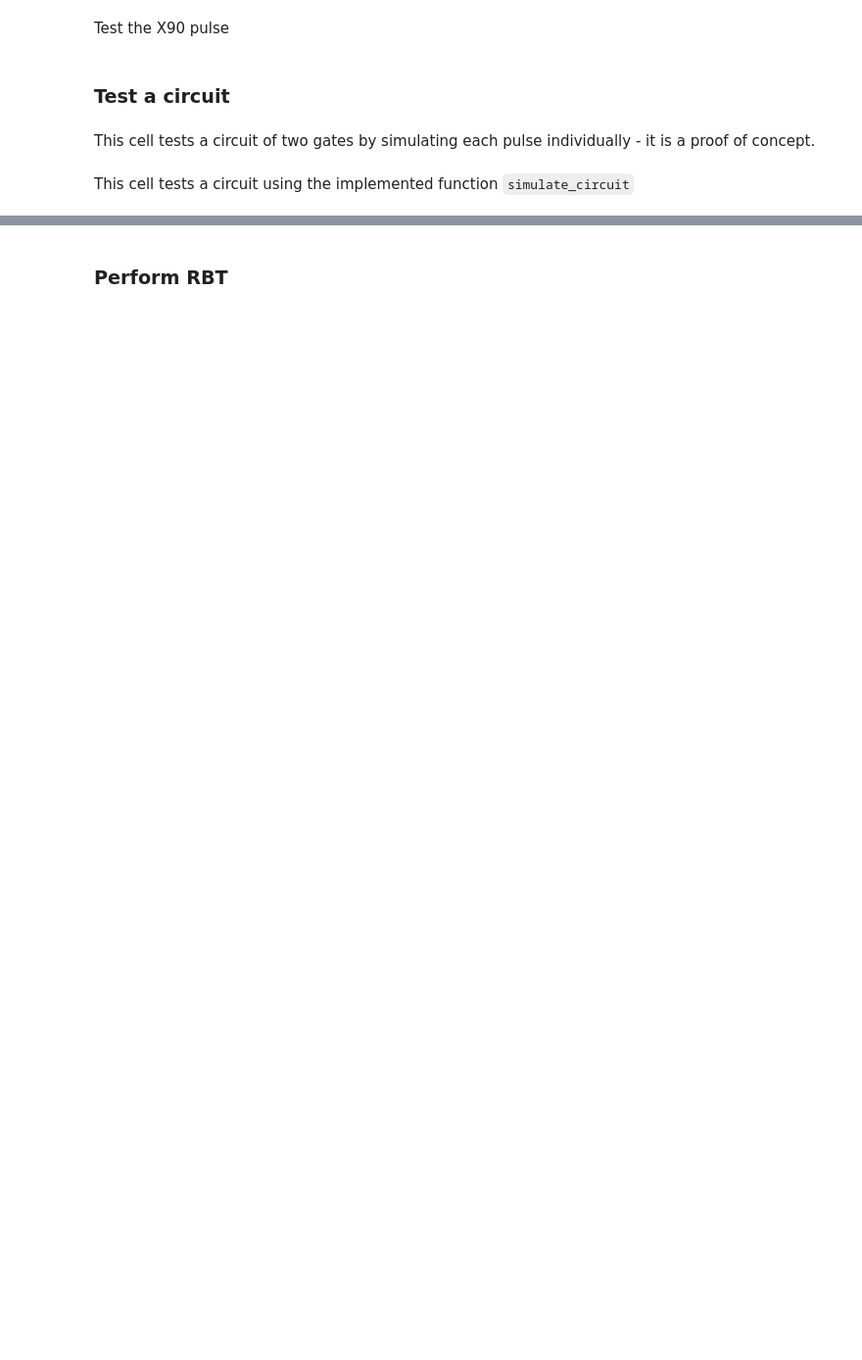
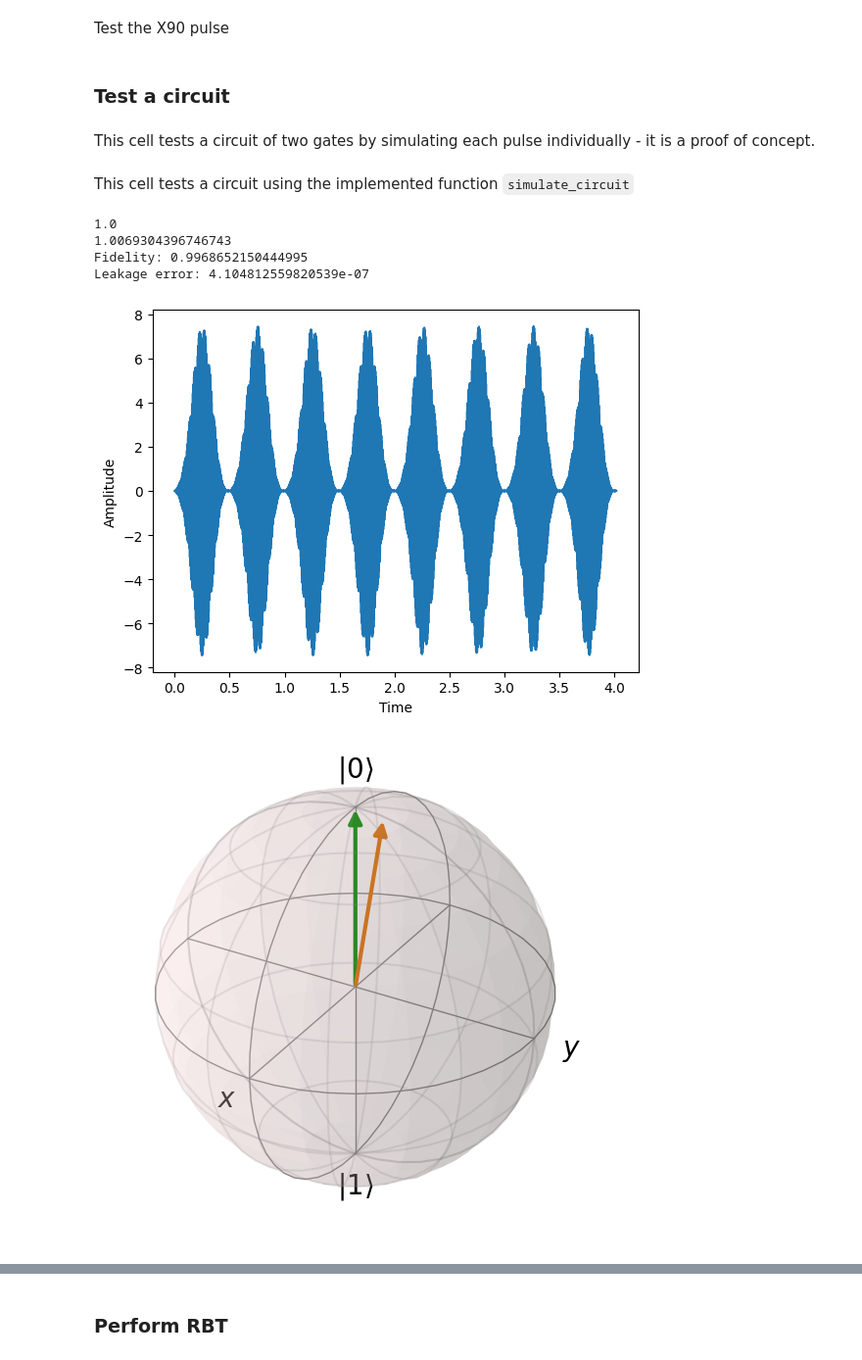
Before and after one commit to manavbabel/Transmon-Simulation, a Jupyter notebook: Transmon.ipynb, the cells around one changed output, grey strips where cells are left out. Shown at 98% size. Drawn from its saved outputs; the diff is of its cells as text; code cells hidden in the pictures; blank space fills up the shorter version.

```diff
--- a/Transmon.ipynb
+++ b/Transmon.ipynb
@@ -86,11 +86,11 @@ tr.X90_args = {'A': 7.449877548484732, 'Γ': 0.5024320350942441, 'ω': 5000.0, '
 New transmon
 # %%
 tr = Transmon(n_levels=8, initial_state=0, Ω=5000, α=-100, RWA=False, dt=1/1000, t_decay=50, t_dephase=50, A_noise=1, φ_noise=0.1)
-tr.X90_args = {'A': 7.746638104844691, 'Γ': 0.453458323548966, 'ω': 5000.0, 'A_DRAG': -0.1}
+tr.X90_args = {'A': 8.388500953340216, 'Γ': 0.44508632500849055, 'ω': tr.Ω, 'A_DRAG': 0.1027171887472194}
 # %% [markdown]
 ### Optimise the X90 pulse
 # %%
 t = np.arange(0, 1, tr.dt)
-semiranges = {"A":5, "Γ":0.4, "A_DRAG":0.1}
+semiranges = {"A":0.5, "Γ":0.1, "A_DRAG":0.1}
 
 tr.X90_args = create_X90_pulse(t, tr, args=tr.X90_args, semiranges=semiranges, plot=True, rand_init=False, N=30)
@@ -187,10 +179,17 @@ This cell tests a circuit using the implemented function `simulate_circuit`
 # %%
 tr.ψ0 = basis(tr.n_levels, 0)
 gate1 = "X90"
 gate2 = "Z90"
 gate3 = "Z180"
 gate4 = "Y90"
 
 c = [U(gate_angles[gate1]), U(gate_angles[gate2]), U(gate_angles[gate3]), U(gate_angles[gate4])]
 
-res, f = simulate_circuit(tr, c, noise=True, plot=True)
+res, f = simulate_circuit(tr, c, noise=False, plot=True)
+# %% [output]
+1.0
+1.0069304396746743
+Fidelity: 0.9968652150444995
+Leakage error: 4.104812559820539e-07
+[figure, added]
+[figure, added]
```
Also changed, not shown: parts of 4 cells of this notebook, 7 other files.
